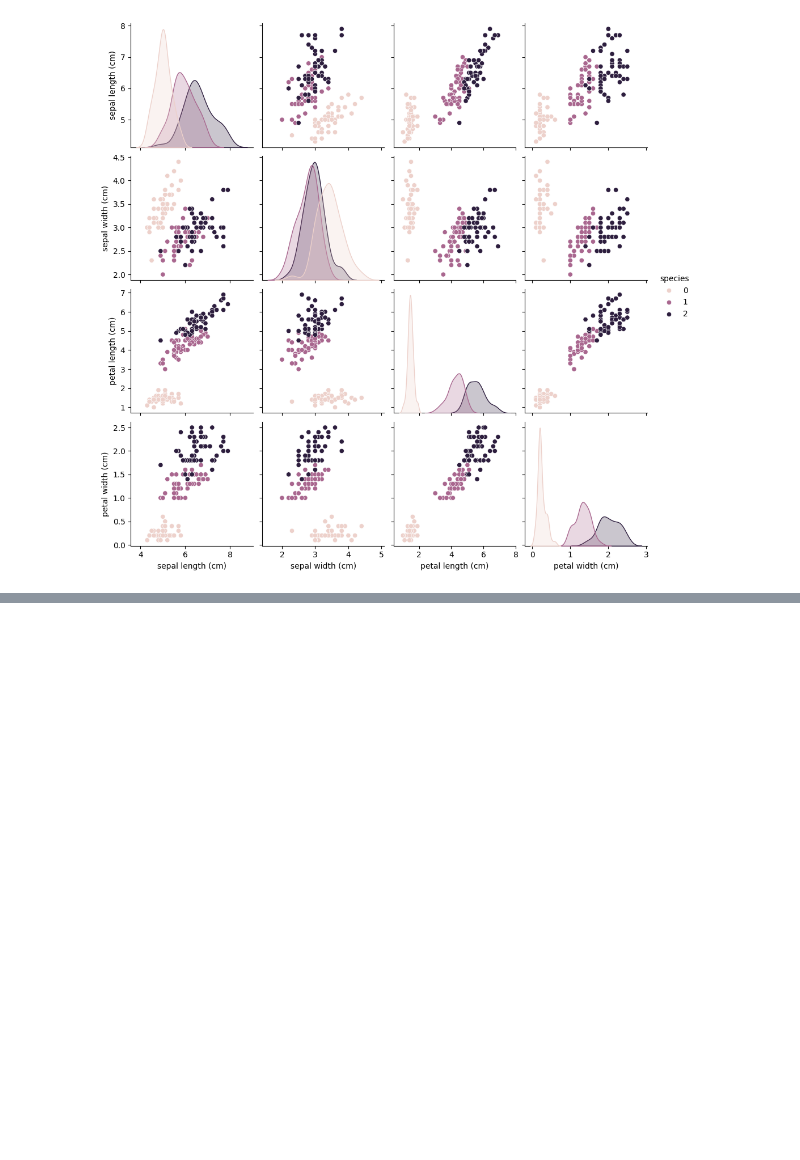
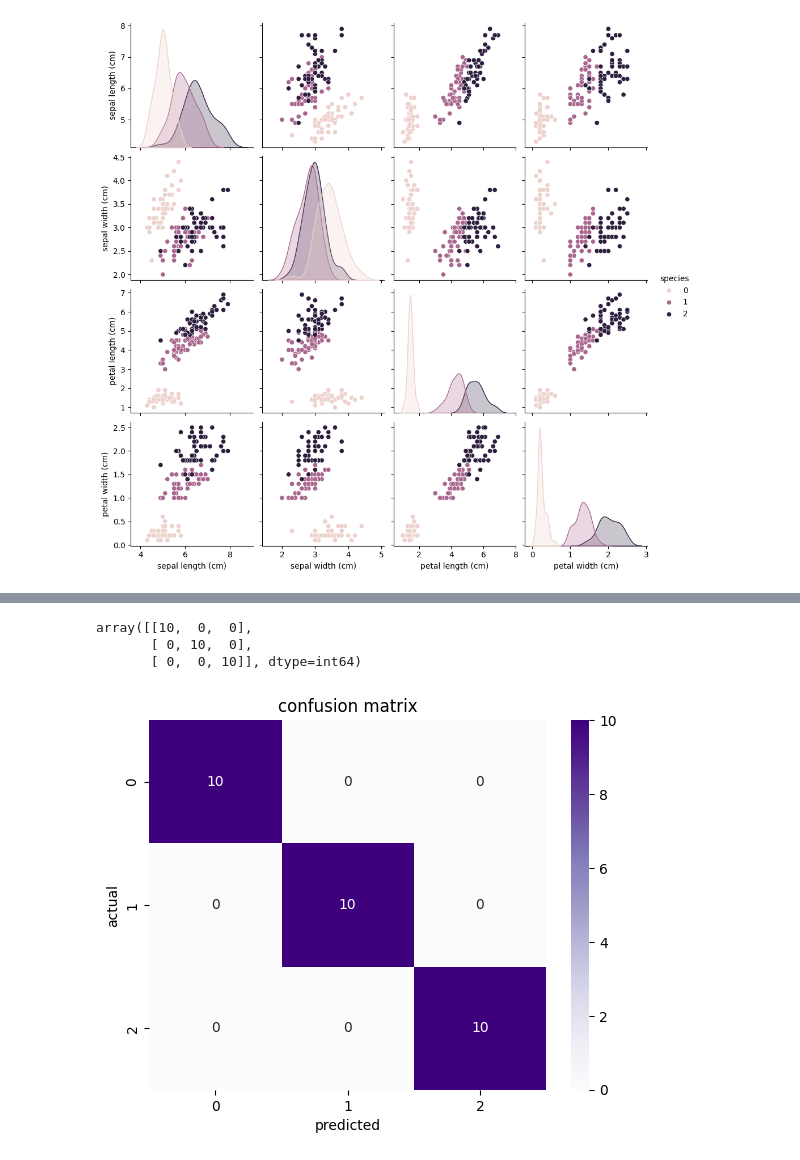
Before and after one commit to TherezaBia/Iris-Flower-Classification, a Jupyter notebook: Iris-Flower-Classification.ipynb, the cells around one changed output, grey strips where cells are left out. Drawn from its saved outputs; the diff is of its cells as text; code cells hidden in the pictures; blank space fills up the shorter version.

```diff
--- a/Iris-Flower-Classification.ipynb
+++ b/Iris-Flower-Classification.ipynb
@@ -103,0 +114,10 @@ plt.show()
+# %%
+X = df.drop('species', axis=1)
+y = df['species']
+
+X_train, X_test, y_train, y_test = train_test_split( X, y, test_size=0.2, random_state=42, stratify=y)
+# %%
+model = KNeighborsClassifier(n_neighbors=5)
+model.fit(X_train, y_train)
+
+y_pred = model.predict(X_test)
@@ -103,0 +145,15 @@ plt.show()
+# %%
+confusion_matrix(y_test, y_pred)
+# %% [output]
+array([[10,  0,  0],
+       [ 0, 10,  0],
+       [ 0,  0, 10]], dtype=int64)
+# %%
+cm=confusion_matrix(y_test,y_pred)
+sns.heatmap(cm, annot=True, fmt='d', cmap='Purples',xticklabels=model.classes_,yticklabels=model.classes_)
+plt.xlabel('predicted')
+plt.ylabel('actual')
+plt.title('confusion matrix')
+plt.show()
+# %% [output]
+[figure, added]
```
Also changed, not shown: parts of 23 cells of this notebook.
